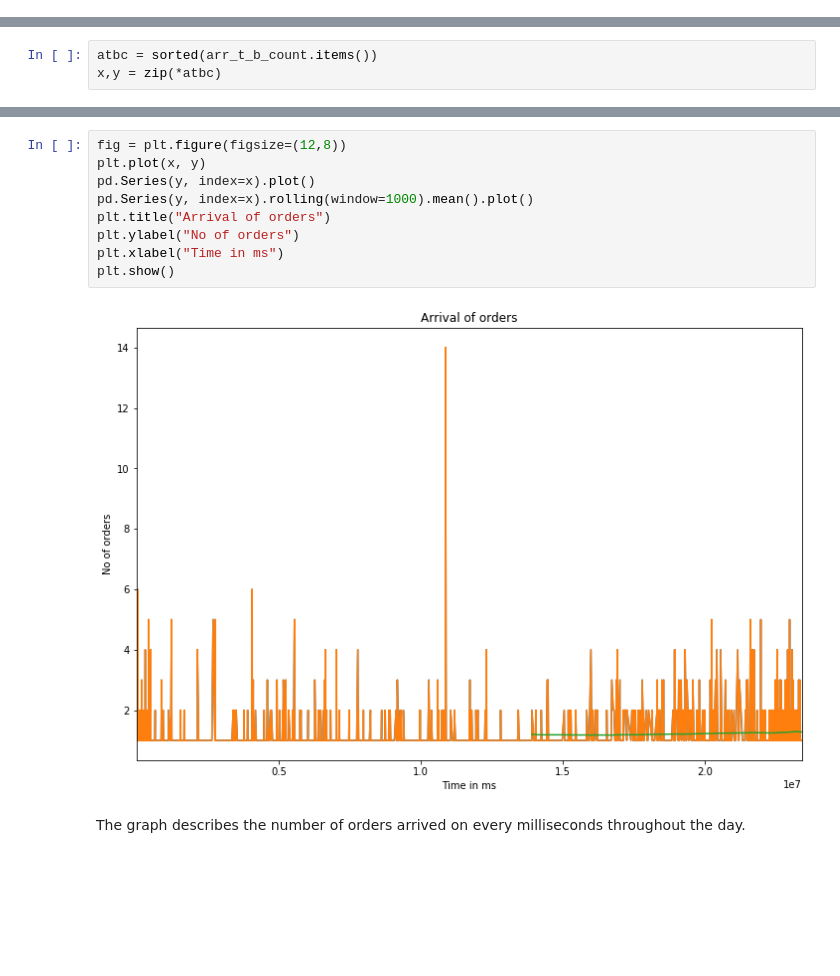
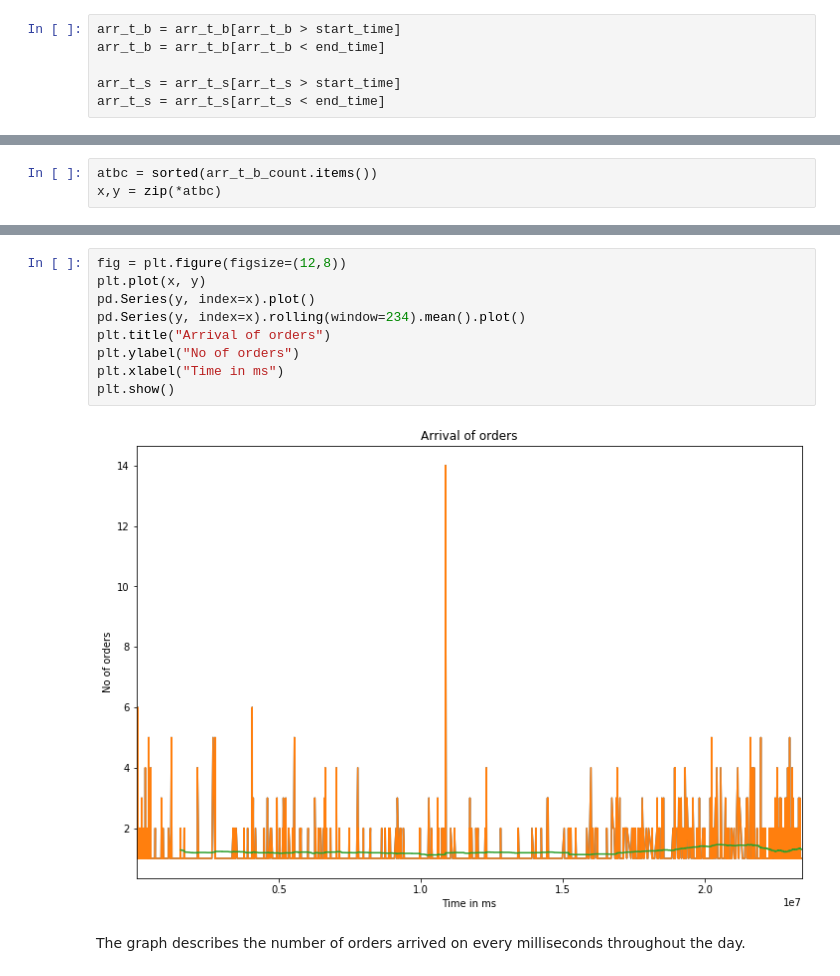
Before and after one commit to RSB-Balaji/SimulatedExchange, a Jupyter notebook: Insights.ipynb, the cells around one changed output, grey strips where cells are left out. Saved outputs shown, nothing was run; the diff lists cells and outputs as text; blank space fills up the shorter version.

```diff
--- a/Insights.ipynb
+++ b/Insights.ipynb
@@ -131,6 +131,12 @@ Total number of milliseconds from the start time to end time of a trading day is
 # %%
 arr_t_b = pd.Series(add_ord_df[add_ord_df['side']=='B']['time'])
 arr_t_s = pd.Series(add_ord_df[add_ord_df['side']=='S']['time'])
+# %%
+arr_t_b = arr_t_b[arr_t_b > start_time]
+arr_t_b = arr_t_b[arr_t_b < end_time]
+
+arr_t_s = arr_t_s[arr_t_s > start_time]
+arr_t_s = arr_t_s[arr_t_s < end_time]
 # %%
 arr_t_b = arr_t_b - start_time
 arr_t_s = arr_t_s - start_time
@@ -150,14 +165,14 @@ x,y = zip(*atbc)
 # %%
 fig = plt.figure(figsize=(12,8))
 plt.plot(x, y)
 pd.Series(y, index=x).plot()
-pd.Series(y, index=x).rolling(window=1000).mean().plot()
+pd.Series(y, index=x).rolling(window=234).mean().plot()
 plt.title("Arrival of orders")
 plt.ylabel("No of orders")
 plt.xlabel("Time in ms")
 plt.show()
 # %% [output]
-[figure, old version]
+[figure, new version]
 # %% [markdown]
 The graph describes the number of orders arrived on every milliseconds throughout the day.
 # %%
```
Also changed, not shown: parts of 14 cells of this notebook.
